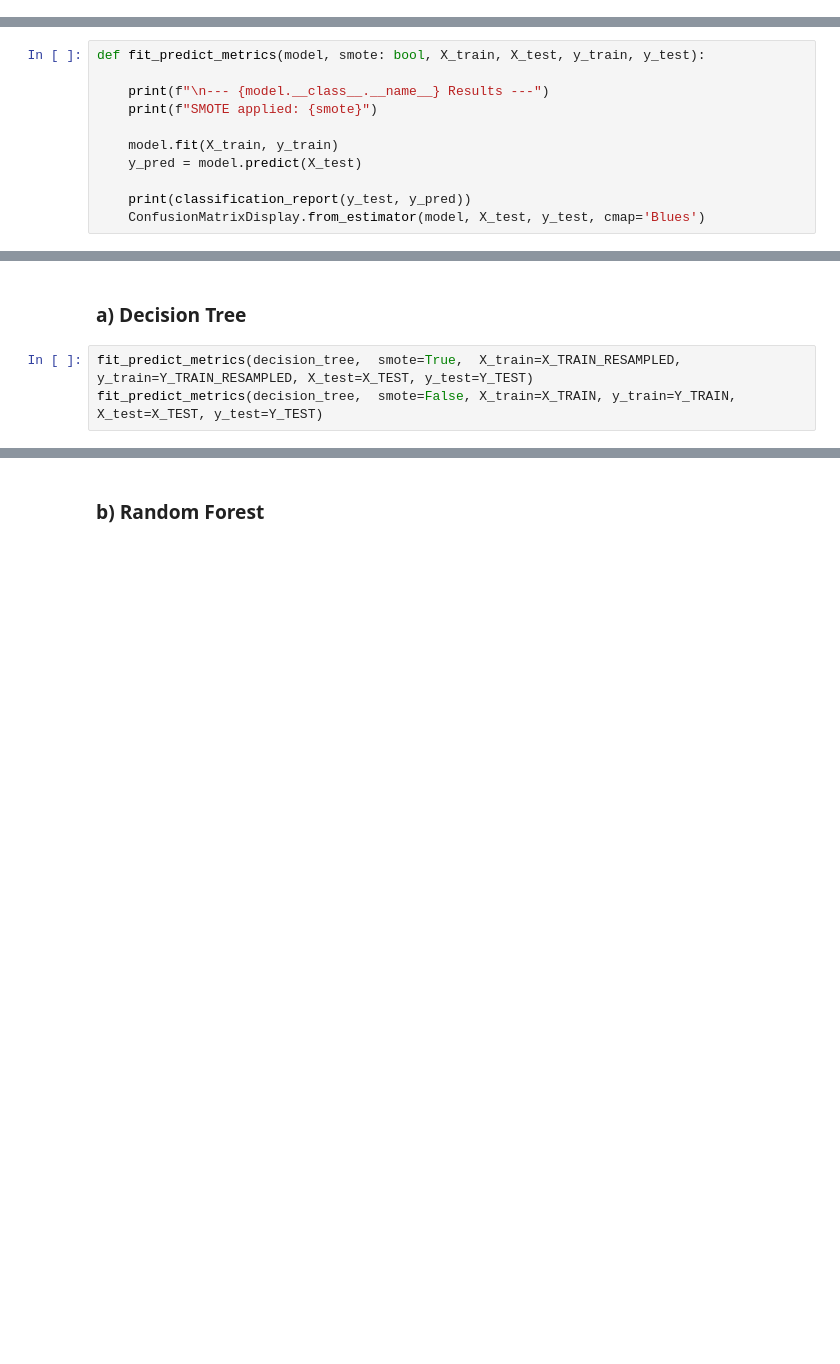
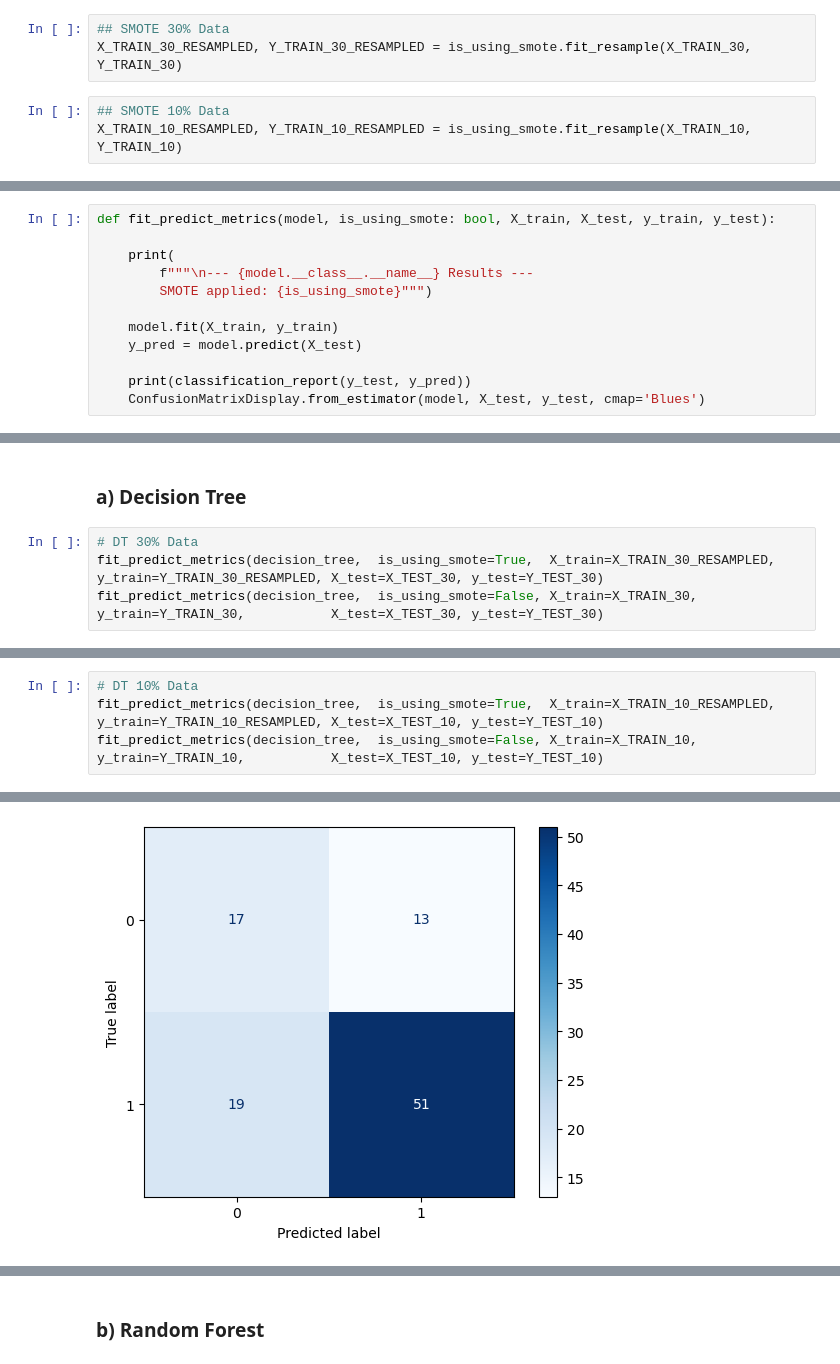
Before and after one commit to feed0/german-credit-data, a Jupyter notebook: python/src/2_fayaad_3_datamining_1_trees.ipynb, the cells around one changed output, grey strips where cells are left out. Cells and saved outputs as stored; diff of their text form; blank space fills up the shorter version.

Commit message:
[GCD] ADDED: 90-10 modeling

```diff
--- a/python/src/2_fayaad_3_datamining_1_trees.ipynb
+++ b/python/src/2_fayaad_3_datamining_1_trees.ipynb
@@ -41,3 +55,9 @@ X_TRAIN_RESAMPLED, Y_TRAIN_RESAMPLED = smote.fit_resample(X_TRAIN, Y_TRAIN)
+# %%
+## SMOTE 30% Data
+X_TRAIN_30_RESAMPLED, Y_TRAIN_30_RESAMPLED = is_using_smote.fit_resample(X_TRAIN_30, Y_TRAIN_30)
+# %%
+## SMOTE 10% Data
+X_TRAIN_10_RESAMPLED, Y_TRAIN_10_RESAMPLED = is_using_smote.fit_resample(X_TRAIN_10, Y_TRAIN_10)
 # %% [markdown]
 ## 2.3.2 Tree based models
 Datasets
@@ -57,8 +71,9 @@ from xgboost          import XGBClassifier
 # %%
-def fit_predict_metrics(model, smote: bool, X_train, X_test, y_train, y_test):
+def fit_predict_metrics(model, is_using_smote: bool, X_train, X_test, y_train, y_test):
 
-    print(f"\n--- {model.__class__.__name__} Results ---")
-    print(f"SMOTE applied: {smote}")
+    print(
+        f"""\n--- {model.__class__.__name__} Results ---
+        SMOTE applied: {is_using_smote}""")
 
     model.fit(X_train, y_train)
     y_pred = model.predict(X_test)
@@ -72,7 +88,8 @@ xgb_model = XGBClassifier(random_state=RANDOM_STATE, use_label_encoder=False, ev
 # %% [markdown]
 ### a) Decision Tree
 # %%
-fit_predict_metrics(decision_tree,  smote=True,  X_train=X_TRAIN_RESAMPLED, y_train=Y_TRAIN_RESAMPLED, X_test=X_TEST, y_test=Y_TEST)
-fit_predict_metrics(decision_tree,  smote=False, X_train=X_TRAIN, y_train=Y_TRAIN, X_test=X_TEST, y_test=Y_TEST)
+# DT 30% Data
+fit_predict_metrics(decision_tree,  is_using_smote=True,  X_train=X_TRAIN_30_RESAMPLED, y_train=Y_TRAIN_30_RESAMPLED, X_test=X_TEST_30, y_test=Y_TEST_30)
+fit_predict_metrics(decision_tree,  is_using_smote=False, X_train=X_TRAIN_30,           y_train=Y_TRAIN_30,           X_test=X_TEST_30, y_test=Y_TEST_30)
 # %% [output]
 --- DecisionTreeClassifier Results ---
@@ -94,3 +111,8 @@ weighted avg       0.63      0.61      0.62       300
 weighted avg       0.68      0.68      0.68       300
 [figure]
 [figure]
+# %%
+# DT 10% Data
+fit_predict_metrics(decision_tree,  is_using_smote=True,  X_train=X_TRAIN_10_RESAMPLED, y_train=Y_TRAIN_10_RESAMPLED, X_test=X_TEST_10, y_test=Y_TEST_10)
+fit_predict_metrics(decision_tree,  is_using_smote=False, X_train=X_TRAIN_10,           y_train=Y_TRAIN_10,           X_test=X_TEST_10, y_test=Y_TEST_10)
+# %% [output]
@@ -96,0 +136 @@ weighted avg       0.68      0.68      0.68       300
+[figure, added]
```
Also changed, not shown: parts of 14 cells of this notebook, 1 other file.
